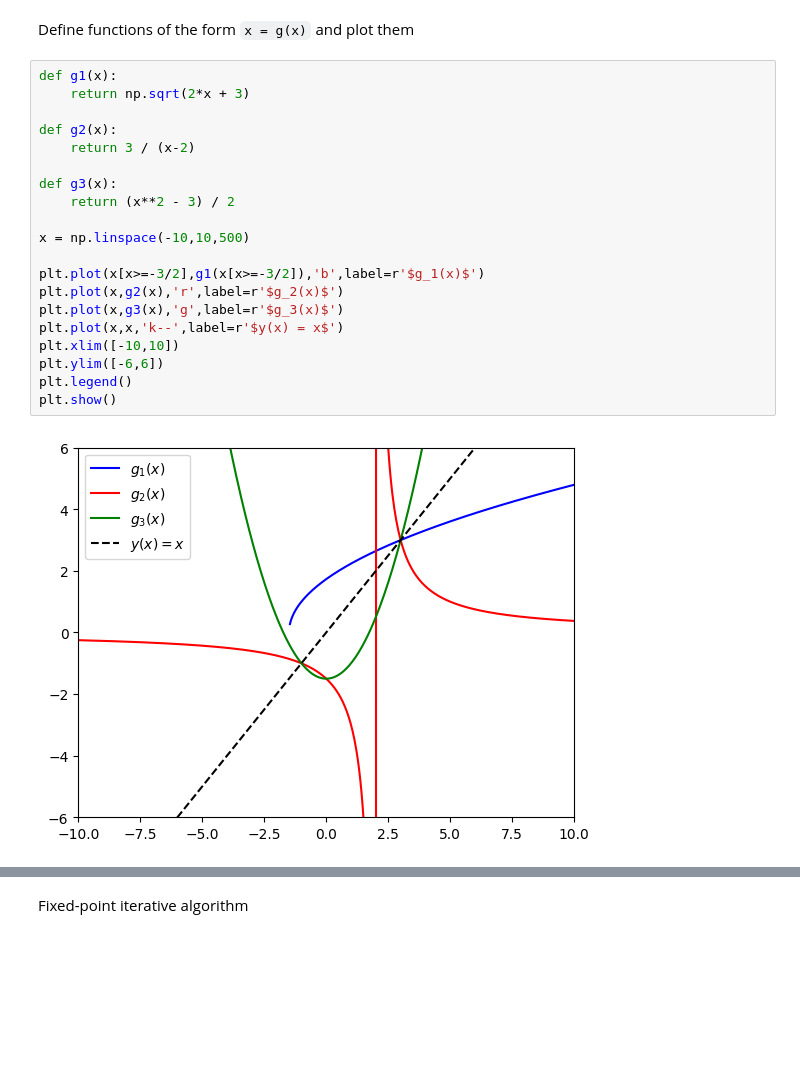
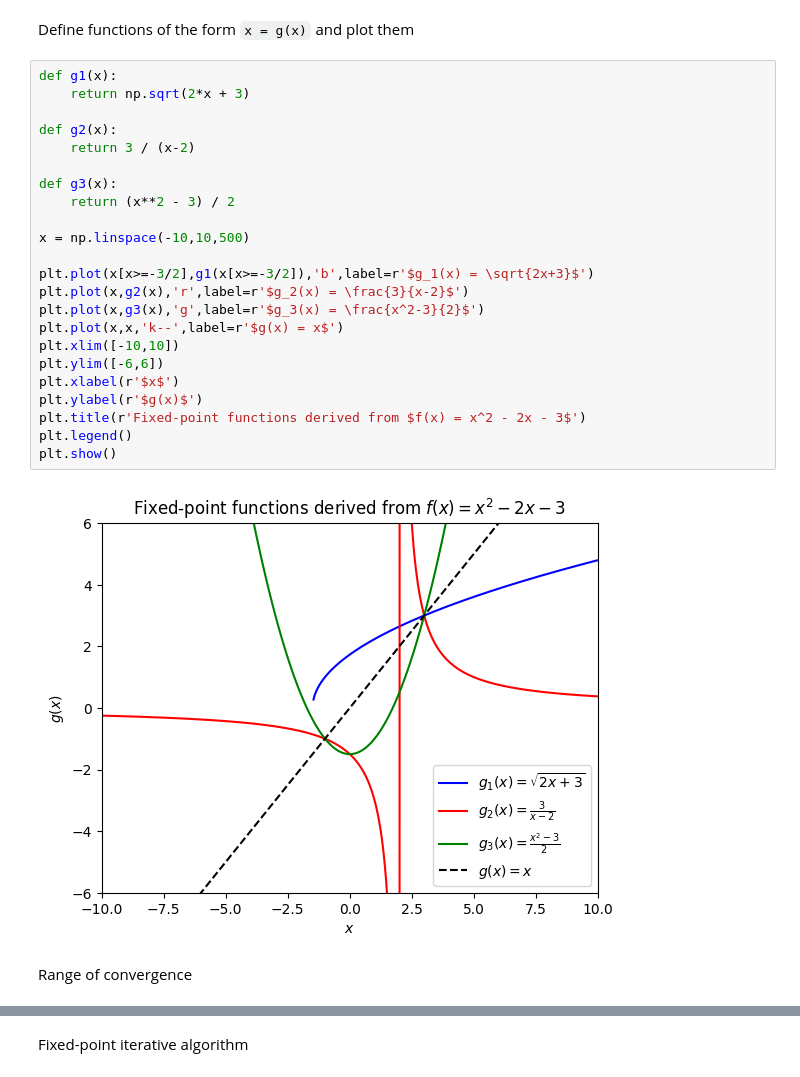
Before and after one commit to diegosol127/AERO-222-Numerical-Methods, a Jupyter notebook: Lab/Lab2/AERO_222_Lab_2.ipynb, the cells around one changed output, grey strips where cells are left out. Drawn from its saved outputs; the diff is of its cells as text; blank space fills up the shorter version.

```diff
--- a/Lab/Lab2/AERO_222_Lab_2.ipynb
+++ b/Lab/Lab2/AERO_222_Lab_2.ipynb
@@ -298,22 +324,27 @@ Define functions of the form `x = g(x)` and plot them
 # %%
 def g1(x):
     return np.sqrt(2*x + 3)
 
 def g2(x):
     return 3 / (x-2)
 
 def g3(x):
     return (x**2 - 3) / 2
 
 x = np.linspace(-10,10,500)
 
-plt.plot(x[x>=-3/2],g1(x[x>=-3/2]),'b',label=r'$g_1(x)$')
-plt.plot(x,g2(x),'r',label=r'$g_2(x)$')
-plt.plot(x,g3(x),'g',label=r'$g_3(x)$')
-plt.plot(x,x,'k--',label=r'$y(x) = x$')
+plt.plot(x[x>=-3/2],g1(x[x>=-3/2]),'b',label=r'$g_1(x) = \sqrt{2x+3}$')
+plt.plot(x,g2(x),'r',label=r'$g_2(x) = \frac{3}{x-2}$')
+plt.plot(x,g3(x),'g',label=r'$g_3(x) = \frac{x^2-3}{2}$')
+plt.plot(x,x,'k--',label=r'$g(x) = x$')
 plt.xlim([-10,10])
 plt.ylim([-6,6])
+plt.xlabel(r'$x$')
+plt.ylabel(r'$g(x)$')
+plt.title(r'Fixed-point functions derived from $f(x) = x^2 - 2x - 3$')
 plt.legend()
 plt.show()
 # %% [output]
-[figure, old version]
+[figure, new version]
+# %% [markdown]
+Range of convergence
```
Also changed, not shown: parts of 22 cells of this notebook.
